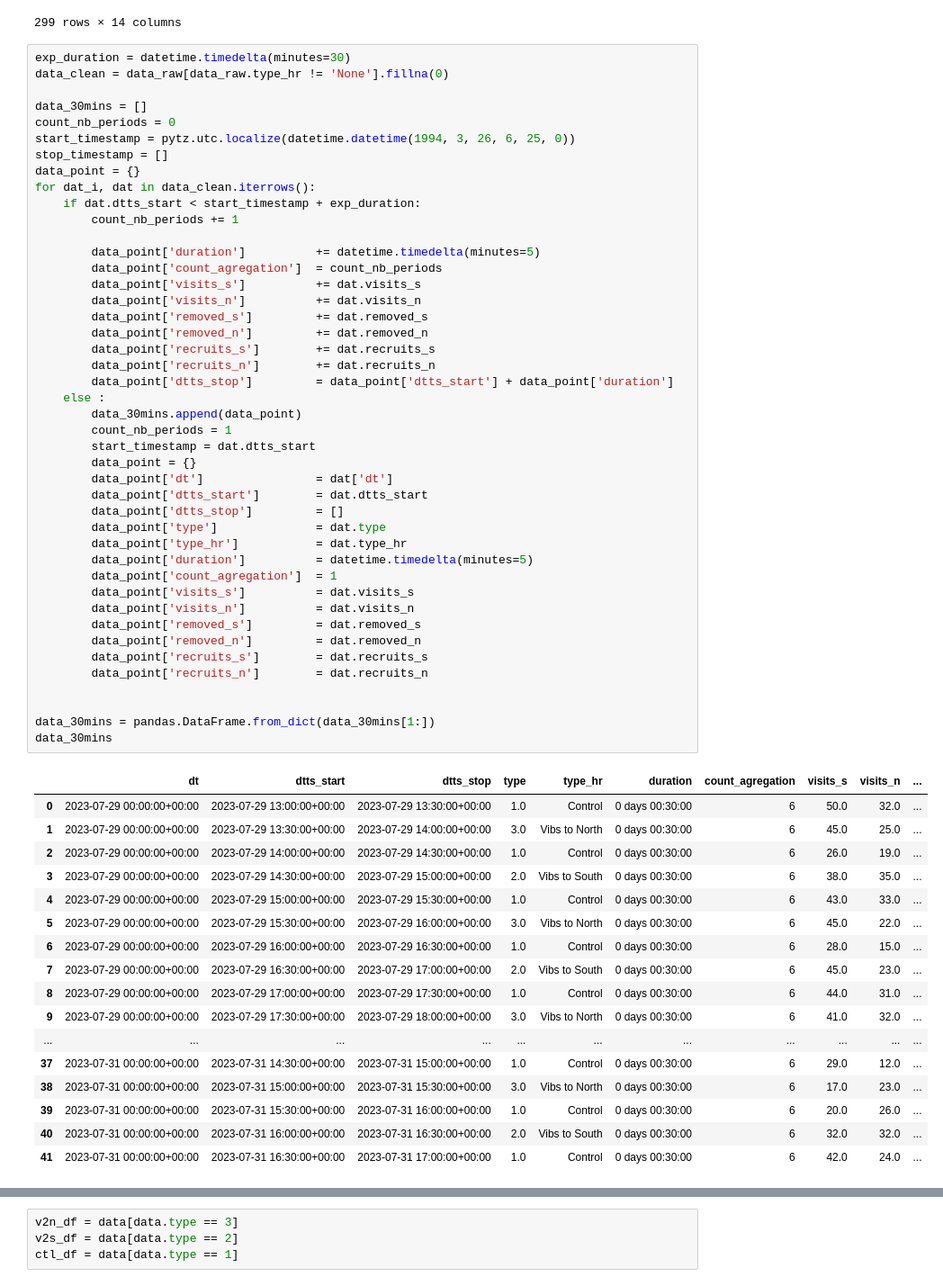
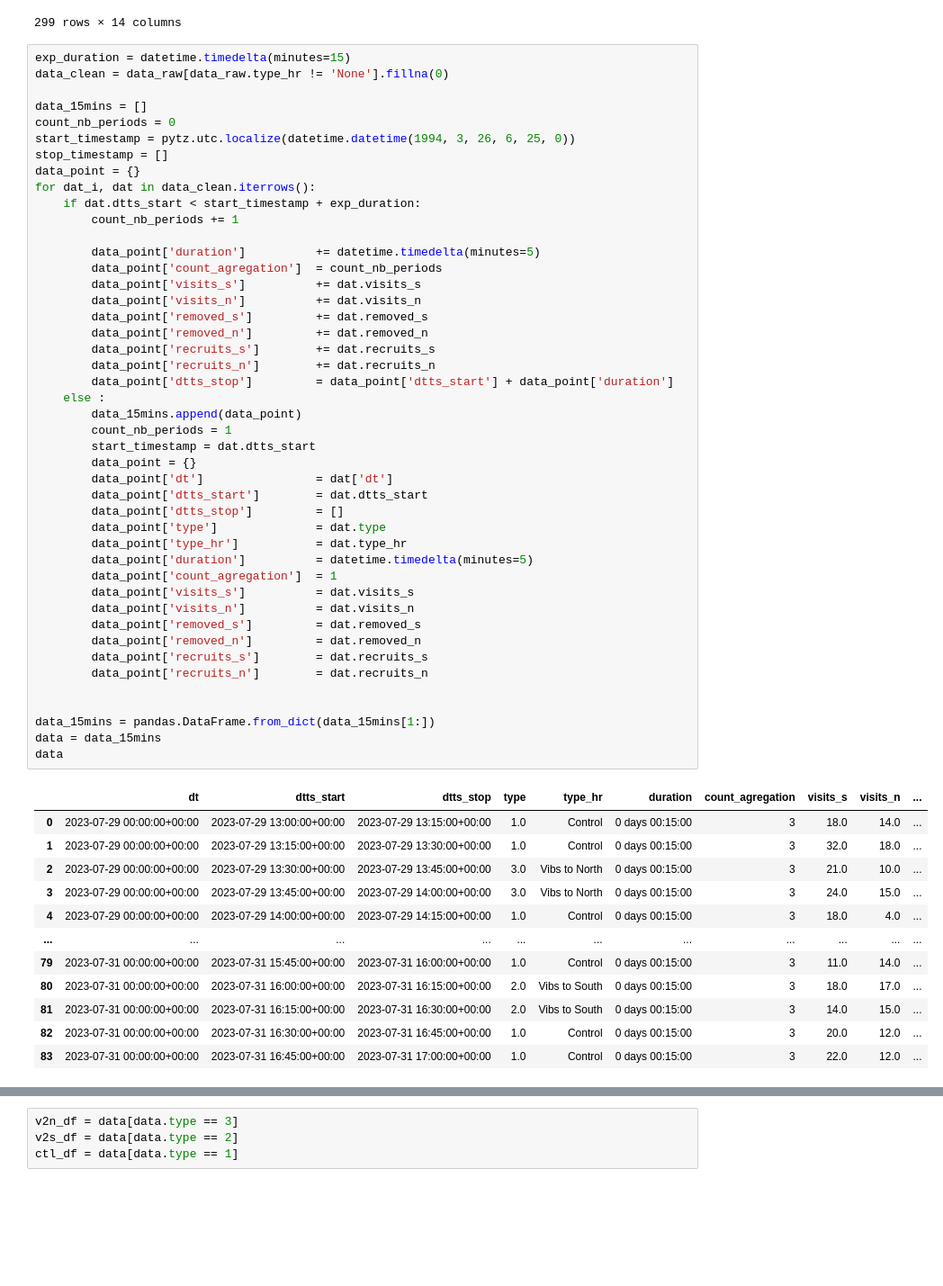
Before and after one commit to MBroisin/Experiments_processing, a Jupyter notebook: 2feeders_eval_5minspacks_15minsanalysis.ipynb, the cells around one changed output, grey strips where cells are left out. Shown: that part at 90% size. Drawn from its saved outputs; the diff is of its cells as text; blank space fills up the shorter version.

```diff
--- a/2feeders_eval_5minspacks_15minsanalysis.ipynb
+++ b/2feeders_eval_5minspacks_15minsanalysis.ipynb
@@ -69,10 +69,10 @@ data_raw
 | 298 | 31.07.23 | 17:10 | NaN | NaN | NaN | NaN | NaN | 2.0 | 0.0 | ... |
 299 rows × 14 columns
 # %%
-exp_duration = datetime.timedelta(minutes=30)
+exp_duration = datetime.timedelta(minutes=15)
 data_clean = data_raw[data_raw.type_hr != 'None'].fillna(0)
 
-data_30mins = []
+data_15mins = []
 count_nb_periods = 0
 start_timestamp = pytz.utc.localize(datetime.datetime(1994, 3, 26, 6, 25, 0))
 stop_timestamp = []
@@ -84,49 +84,45 @@ for dat_i, dat in data_clean.iterrows():
         data_point['duration']          += datetime.timedelta(minutes=5)
         data_point['count_agregation']  = count_nb_periods
         data_point['visits_s']          += dat.visits_s
         data_point['visits_n']          += dat.visits_n
         data_point['removed_s']         += dat.removed_s
         data_point['removed_n']         += dat.removed_n
         data_point['recruits_s']        += dat.recruits_s
         data_point['recruits_n']        += dat.recruits_n
         data_point['dtts_stop']         = data_point['dtts_start'] + data_point['duration']
     else :
-        data_30mins.append(data_point)
+        data_15mins.append(data_point)
         count_nb_periods = 1
         start_timestamp = dat.dtts_start
         data_point = {}
         data_point['dt']                = dat['dt']
         data_point['dtts_start']        = dat.dtts_start
         data_point['dtts_stop']         = []
         data_point['type']              = dat.type
         data_point['type_hr']           = dat.type_hr
         data_point['duration']          = datetime.timedelta(minutes=5)
         data_point['count_agregation']  = 1
         data_point['visits_s']          = dat.visits_s
         data_point['visits_n']          = dat.visits_n
         data_point['removed_s']         = dat.removed_s
         data_point['removed_n']         = dat.removed_n
         data_point['recruits_s']        = dat.recruits_s
         data_point['recruits_n']        = dat.recruits_n
 
 
-data_30mins = pandas.DataFrame.from_dict(data_30mins[1:])
-data_30mins
+data_15mins = pandas.DataFrame.from_dict(data_15mins[1:])
+data = data_15mins
+data
 # %% [output]
 |  | dt | dtts_start | dtts_stop | type | type_hr | duration | count_agregation | visits_s | visits_n | ... |
-| 0 | 2023-07-29 00:00:00+00:00 | 2023-07-29 13:00:00+00:00 | 2023-07-29 13:30:00+00:00 | 1.0 | Control | 0 days 00:30:00 | 6 | 50.0 | 32.0 | ... |
-| 1 | 2023-07-29 00:00:00+00:00 | 2023-07-29 13:30:00+00:00 | 2023-07-29 14:00:00+00:00 | 3.0 | Vibs to North | 0 days 00:30:00 | 6 | 45.0 | 25.0 | ... |
-| 2 | 2023-07-29 00:00:00+00:00 | 2023-07-29 14:00:00+00:00 | 2023-07-29 14:30:00+00:00 | 1.0 | Control | 0 days 00:30:00 | 6 | 26.0 | 19.0 | ... |
-| 3 | 2023-07-29 00:00:00+00:00 | 2023-07-29 14:30:00+00:00 | 2023-07-29 15:00:00+00:00 | 2.0 | Vibs to South | 0 days 00:30:00 | 6 | 38.0 | 35.0 | ... |
-| 4 | 2023-07-29 00:00:00+00:00 | 2023-07-29 15:00:00+00:00 | 2023-07-29 15:30:00+00:00 | 1.0 | Control | 0 days 00:30:00 | 6 | 43.0 | 33.0 | ... |
-| 5 | 2023-07-29 00:00:00+00:00 | 2023-07-29 15:30:00+00:00 | 2023-07-29 16:00:00+00:00 | 3.0 | Vibs to North | 0 days 00:30:00 | 6 | 45.0 | 22.0 | ... |
-| 6 | 2023-07-29 00:00:00+00:00 | 2023-07-29 16:00:00+00:00 | 2023-07-29 16:30:00+00:00 | 1.0 | Control | 0 days 00:30:00 | 6 | 28.0 | 15.0 | ... |
-| 7 | 2023-07-29 00:00:00+00:00 | 2023-07-29 16:30:00+00:00 | 2023-07-29 17:00:00+00:00 | 2.0 | Vibs to South | 0 days 00:30:00 | 6 | 45.0 | 23.0 | ... |
-| 8 | 2023-07-29 00:00:00+00:00 | 2023-07-29 17:00:00+00:00 | 2023-07-29 17:30:00+00:00 | 1.0 | Control | 0 days 00:30:00 | 6 | 44.0 | 31.0 | ... |
-| 9 | 2023-07-29 00:00:00+00:00 | 2023-07-29 17:30:00+00:00 | 2023-07-29 18:00:00+00:00 | 3.0 | Vibs to North | 0 days 00:30:00 | 6 | 41.0 | 32.0 | ... |
+| 0 | 2023-07-29 00:00:00+00:00 | 2023-07-29 13:00:00+00:00 | 2023-07-29 13:15:00+00:00 | 1.0 | Control | 0 days 00:15:00 | 3 | 18.0 | 14.0 | ... |
+| 1 | 2023-07-29 00:00:00+00:00 | 2023-07-29 13:15:00+00:00 | 2023-07-29 13:30:00+00:00 | 1.0 | Control | 0 days 00:15:00 | 3 | 32.0 | 18.0 | ... |
+| 2 | 2023-07-29 00:00:00+00:00 | 2023-07-29 13:30:00+00:00 | 2023-07-29 13:45:00+00:00 | 3.0 | Vibs to North | 0 days 00:15:00 | 3 | 21.0 | 10.0 | ... |
+| 3 | 2023-07-29 00:00:00+00:00 | 2023-07-29 13:45:00+00:00 | 2023-07-29 14:00:00+00:00 | 3.0 | Vibs to North | 0 days 00:15:00 | 3 | 24.0 | 15.0 | ... |
+| 4 | 2023-07-29 00:00:00+00:00 | 2023-07-29 14:00:00+00:00 | 2023-07-29 14:15:00+00:00 | 1.0 | Control | 0 days 00:15:00 | 3 | 18.0 | 4.0 | ... |
 | ... | ... | ... | ... | ... | ... | ... | ... | ... | ... | ... |
-| 37 | 2023-07-31 00:00:00+00:00 | 2023-07-31 14:30:00+00:00 | 2023-07-31 15:00:00+00:00 | 1.0 | Control | 0 days 00:30:00 | 6 | 29.0 | 12.0 | ... |
-| 38 | 2023-07-31 00:00:00+00:00 | 2023-07-31 15:00:00+00:00 | 2023-07-31 15:30:00+00:00 | 3.0 | Vibs to North | 0 days 00:30:00 | 6 | 17.0 | 23.0 | ... |
-| 39 | 2023-07-31 00:00:00+00:00 | 2023-07-31 15:30:00+00:00 | 2023-07-31 16:00:00+00:00 | 1.0 | Control | 0 days 00:30:00 | 6 | 20.0 | 26.0 | ... |
-| 40 | 2023-07-31 00:00:00+00:00 | 2023-07-31 16:00:00+00:00 | 2023-07-31 16:30:00+00:00 | 2.0 | Vibs to South | 0 days 00:30:00 | 6 | 32.0 | 32.0 | ... |
-| 41 | 2023-07-31 00:00:00+00:00 | 2023-07-31 16:30:00+00:00 | 2023-07-31 17:00:00+00:00 | 1.0 | Control | 0 days 00:30:00 | 6 | 42.0 | 24.0 | ... |
+| 79 | 2023-07-31 00:00:00+00:00 | 2023-07-31 15:45:00+00:00 | 2023-07-31 16:00:00+00:00 | 1.0 | Control | 0 days 00:15:00 | 3 | 11.0 | 14.0 | ... |
+| 80 | 2023-07-31 00:00:00+00:00 | 2023-07-31 16:00:00+00:00 | 2023-07-31 16:15:00+00:00 | 2.0 | Vibs to South | 0 days 00:15:00 | 3 | 18.0 | 17.0 | ... |
+| 81 | 2023-07-31 00:00:00+00:00 | 2023-07-31 16:15:00+00:00 | 2023-07-31 16:30:00+00:00 | 2.0 | Vibs to South | 0 days 00:15:00 | 3 | 14.0 | 15.0 | ... |
+| 82 | 2023-07-31 00:00:00+00:00 | 2023-07-31 16:30:00+00:00 | 2023-07-31 16:45:00+00:00 | 1.0 | Control | 0 days 00:15:00 | 3 | 20.0 | 12.0 | ... |
+| 83 | 2023-07-31 00:00:00+00:00 | 2023-07-31 16:45:00+00:00 | 2023-07-31 17:00:00+00:00 | 1.0 | Control | 0 days 00:15:00 | 3 | 22.0 | 12.0 | ... |
```
Also changed, not shown: parts of 11 cells of this notebook, 4 other files.
